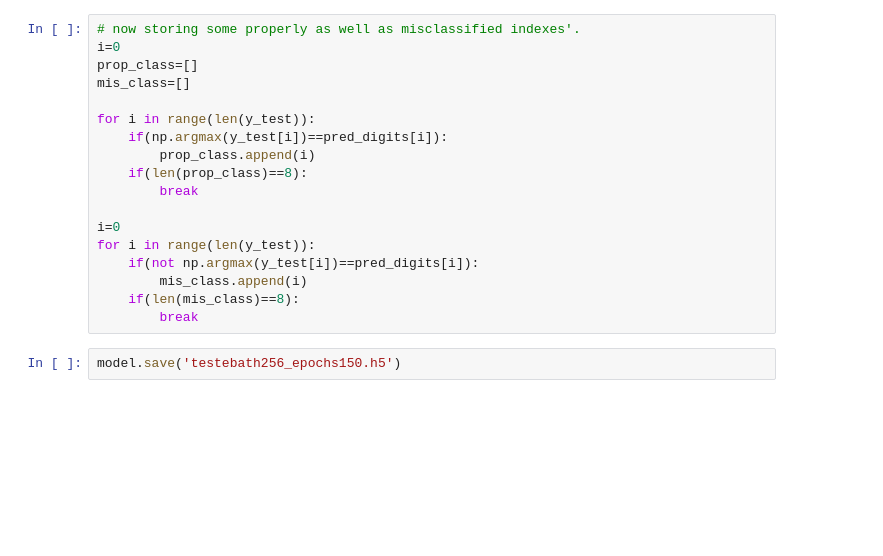
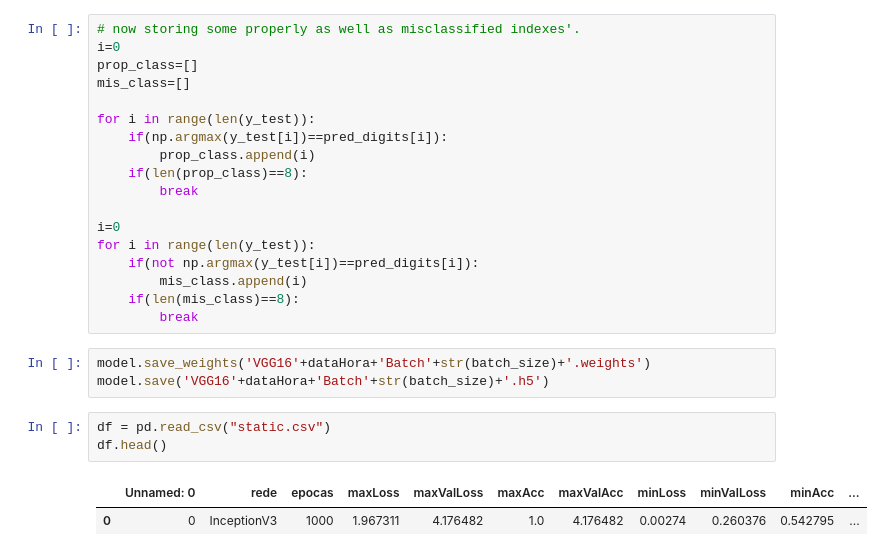
Before and after one commit to JoelsonSartoriJr/ReconhecimentoCurvas, a Jupyter notebook: VGG16.ipynb, the cells around one changed output. Drawn from its saved outputs; the diff is of its cells as text; blank space fills up the shorter version.

```diff
--- a/VGG16.ipynb
+++ b/VGG16.ipynb
@@ -210,5 +226,12 @@ for i in range(len(y_test)):
         mis_class.append(i)
     if(len(mis_class)==8):
         break
-# %%
-model.save('testebath256_epochs150.h5')
+# %%
+model.save_weights('VGG16'+dataHora+'Batch'+str(batch_size)+'.weights')
+model.save('VGG16'+dataHora+'Batch'+str(batch_size)+'.h5')
+# %%
+df = pd.read_csv("static.csv")
+df.head()
+# %% [output]
+|  | Unnamed: 0 | rede | epocas | maxLoss | maxValLoss | maxAcc | maxValAcc | minLoss | minValLoss | minAcc | ... |
+| 0 | 0 | InceptionV3 | 1000 | 1.967311 | 4.176482 | 1.0 | 4.176482 | 0.00274 | 0.260376 | 0.542795 | ... |
```
Also changed, not shown: parts of 16 cells of this notebook, 18 other files.
